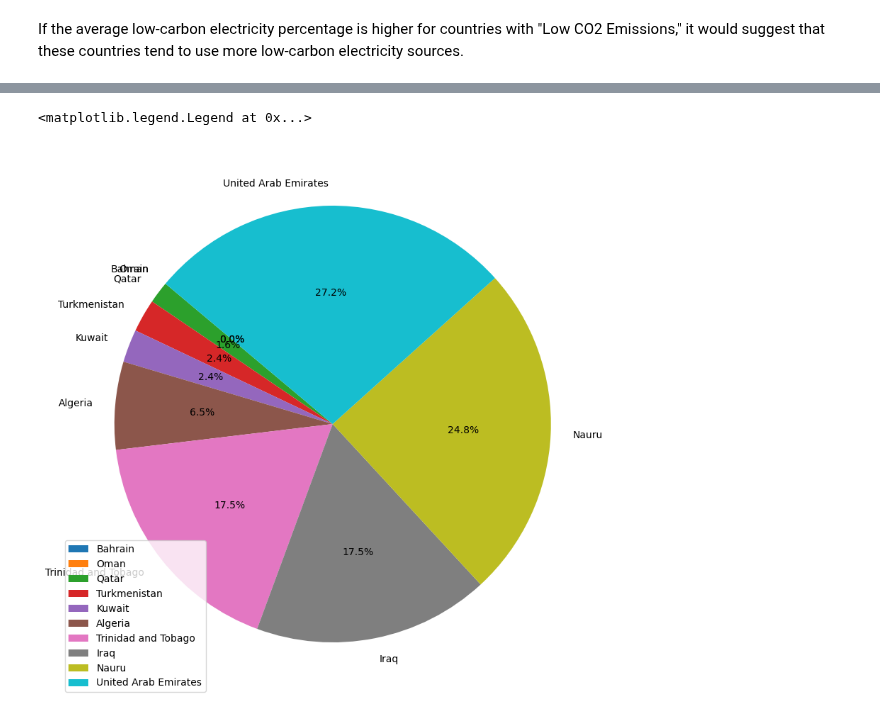
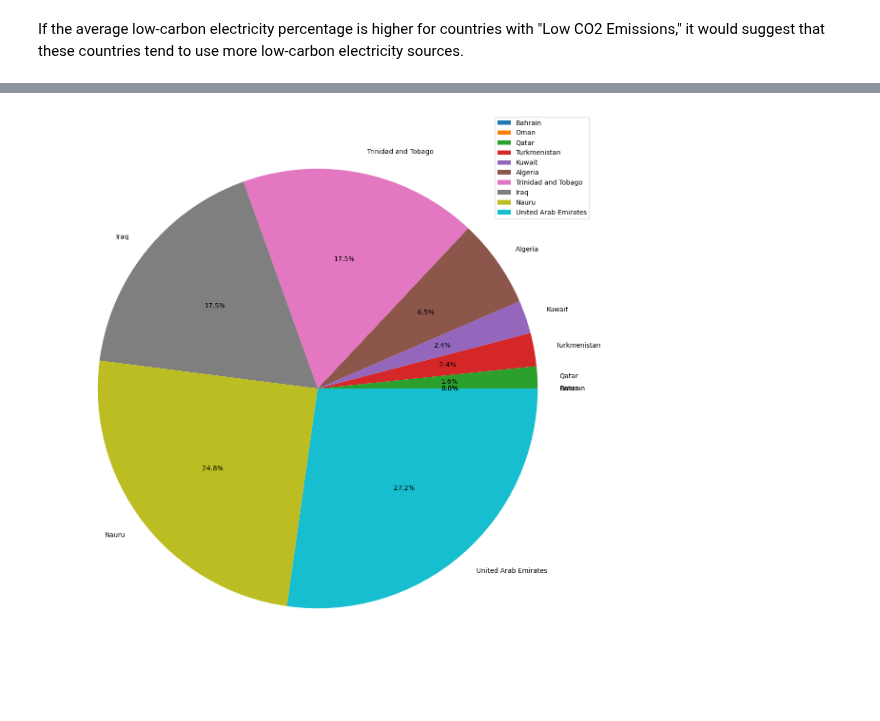
Before and after one commit to yosieph/Project1, a Jupyter notebook: project1.ipynb, the cells around one changed output, grey strips where cells are left out. Saved outputs shown, nothing was run; the diff lists cells and outputs as text; code cells hidden in the pictures.

```diff
--- a/project1.ipynb
+++ b/project1.ipynb
@@ -662,10 +662,3 @@ plt.show()
 there are no outliers in this dataset
 # %% [markdown]
 Yosieph
-# %%
-# Set your CO2 emissions threshold
-
-threshold = 4.2637648
-
-main_data['co2-emission catagory'] = ['High' if x > threshold else 'Low' for x in main_data['co2 Emissions (metric tons per capita)']]
-main_data
@@ -807,11 +786,9 @@ plt.legend()
 # %%
 x= lowest_co2_emission_countries[('Renewable energy share in the total final energy consumption (%)')]
 mylable=lowest_co2_emission_countries[('Country')]
-fig=plt.figure(figsize =(10,10))
-plt.pie(x ,labels=mylable, autopct='%1.1f%%' , startangle = 140)
+fig=plt.figure(figsize =(15,15))
+plt.pie(x ,labels=mylable, autopct='%1.1f%%' , startangle = 0)
 plt.legend()
-
-# plt.bar(x,y)
+plt.show()
 # %% [output]
-<matplotlib.legend.Legend at 0x...>
-[figure, old version]
+[figure, new version]
```
Also changed, not shown: parts of 2 cells of this notebook.
